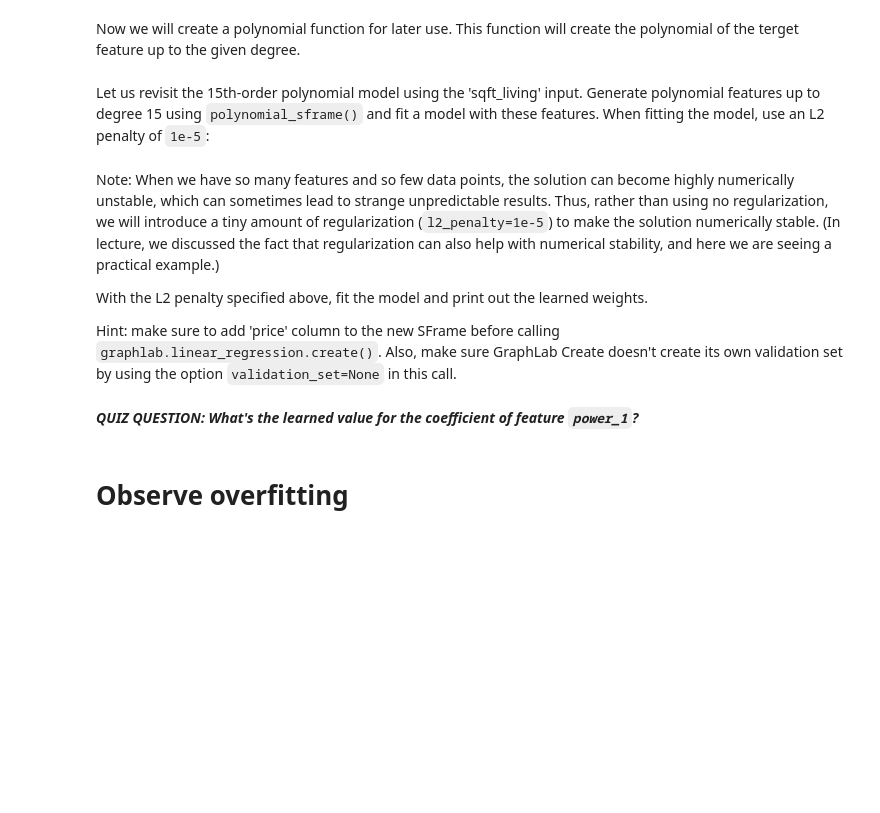
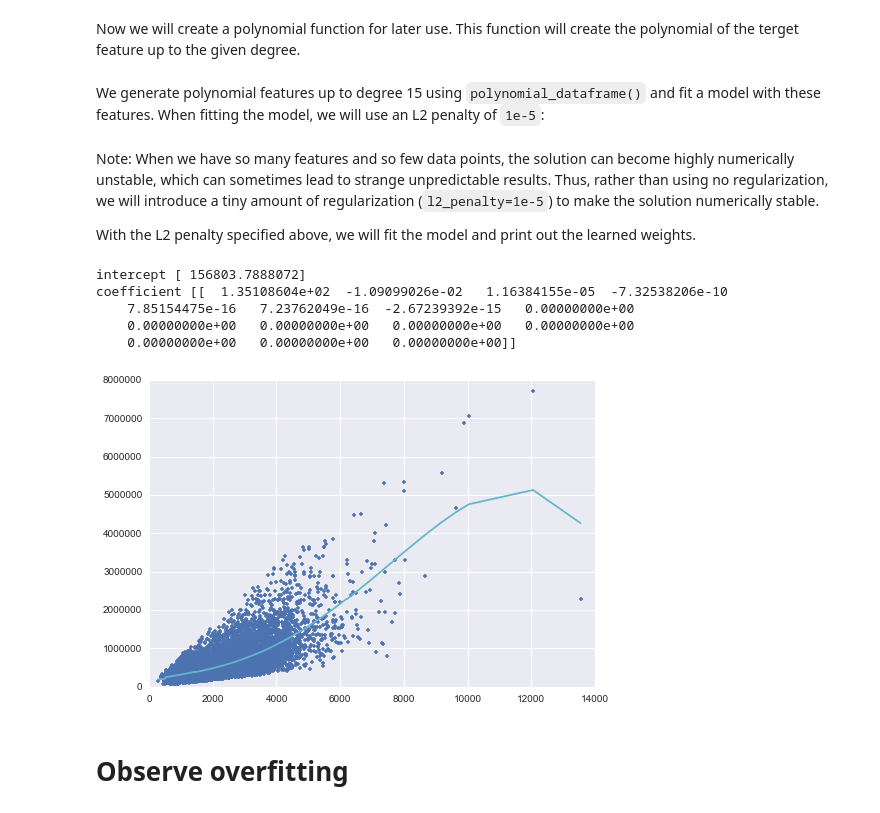
Before and after one commit to benjaminsw/regression, a Jupyter notebook: kc_house/ridge regression.ipynb, the cells around one changed output. Cells and saved outputs as stored; diff of their text form; code cells hidden in the pictures; blank space fills up the shorter version.

Commit message:
done polynomial function

```diff
--- a/kc_house/ridge regression.ipynb
+++ b/kc_house/ridge regression.ipynb
@@ -77,17 +77,37 @@ def polynomial_dataframe(feature, degree):
             polynomial_df[name]=feature.apply(lambda x: x**power)
     return polynomial_df
 # %% [markdown]
-Let us revisit the 15th-order polynomial model using the 'sqft_living' input. Generate polynomial features up to degree 15 using `polynomial_sframe()` and fit a model with these features. When fitting the model, use an L2 penalty of `1e-5`:
+We generate polynomial features up to degree 15 using `polynomial_dataframe()` and fit a model with these features. When fitting the model, we will use an L2 penalty of `1e-5`:
 # %%
 l2_small_penalty = 1e-5
 # %% [markdown]
-Note: When we have so many features and so few data points, the solution can become highly numerically unstable, which can sometimes lead to strange unpredictable results.  Thus, rather than using no regularization, we will introduce a tiny amount of regularization (`l2_penalty=1e-5`) to make the solution numerically stable.  (In lecture, we discussed the fact that regularization can also help with numerical stability, and here we are seeing a practical example.)
+Note: When we have so many features and so few data points, the solution can become highly numerically unstable, which can sometimes lead to strange unpredictable results.  Thus, rather than using no regularization, we will introduce a tiny amount of regularization (`l2_penalty=1e-5`) to make the solution numerically stable.
 
-With the L2 penalty specified above, fit the model and print out the learned weights.
-
-Hint: make sure to add 'price' column to the new SFrame before calling `graphlab.linear_regression.create()`. Also, make sure GraphLab Create doesn't create its own validation set by using the option `validation_set=None` in this call.
+With the L2 penalty specified above, we will fit the model and print out the learned weights.
-# %% [markdown]
-***QUIZ QUESTION:  What's the learned value for the coefficient of feature `power_1`?***
+# %%
+def fit15_deg_poly(data, l2_penalty):
+    poly15_data = polynomial_dataframe(pd.DataFrame(data["sqft_living"]), 15)
+    features15 = list(poly15_data.columns.values) # get the name of the features
+    poly15_data["price"] = data["price"] # add price to the data since it's the target
+    # Create linear regression object
+    reg15 = linear_model.Ridge(alpha=l2_penalty)
+    #train model
+    reg15.fit(poly15_data[features15], poly15_data.iloc[:,(len(poly15_data.columns)-1)].to_frame())
+    print("intercept "+str(reg15.intercept_))
+    print("coefficient "+str(reg15.coef_))
+    #let's make the prediction first, then plot prediction
+    poly15_data["predicted"] = reg15.predict(poly15_data[features15])
+    plt.plot(poly15_data["power_1"],poly15_data["price"],"b.",
+    poly15_data["power_1"], poly15_data["predicted"],"c-")
+# %%
+fit15_deg_poly(data, l2_small_penalty)
+# %% [output]
+intercept [ 156803.7888072]
+coefficient [[  1.35108604e+02  -1.09099026e-02   1.16384155e-05  -7.32538206e-10
+    7.85154475e-16   7.23762049e-16  -2.67239392e-15   0.00000000e+00
+    0.00000000e+00   0.00000000e+00   0.00000000e+00   0.00000000e+00
+    0.00000000e+00   0.00000000e+00   0.00000000e+00]]
+[figure, added]
 # %% [markdown]
 # Observe overfitting
 # %% [markdown]
```
